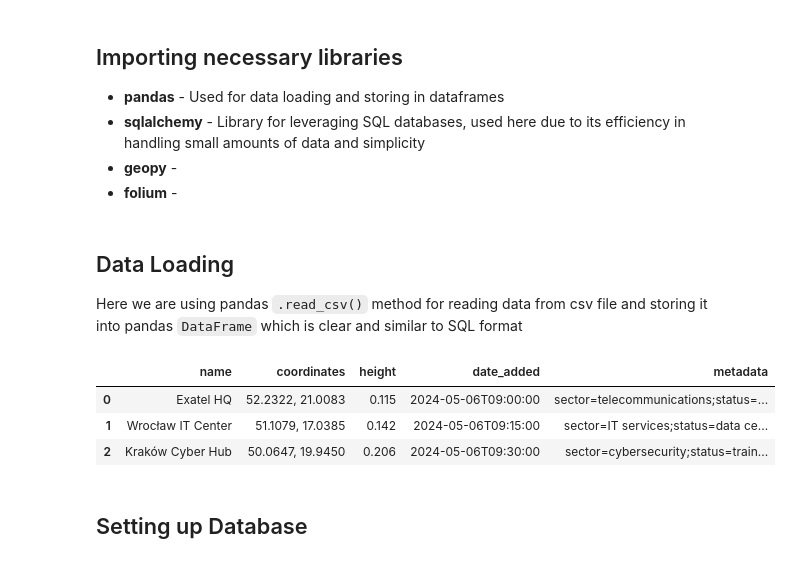
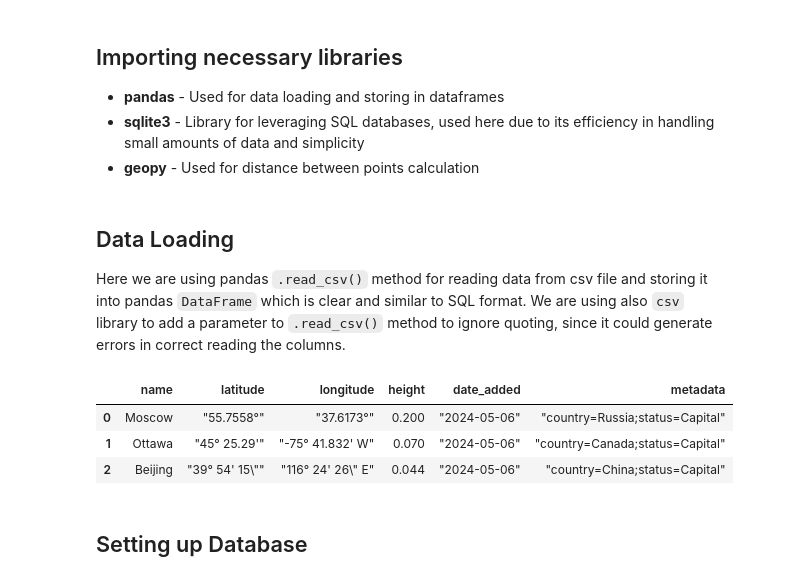
Before and after one commit to mweglowski/geo_circuit_calculation, a Jupyter notebook: main.ipynb, the cells around one changed output. Saved outputs shown, nothing was run; the diff lists cells and outputs as text; code cells hidden in the pictures.

```diff
--- a/main.ipynb
+++ b/main.ipynb
@@ -2,7 +2,6 @@
 ## Importing necessary libraries
 
 - **pandas** - Used for data loading and storing in dataframes
-- **sqlalchemy** - Library for leveraging SQL databases, used here due to its efficiency in handling small amounts of data and simplicity
-- **geopy** -
-- **folium** -
+- **sqlite3** - Library for leveraging SQL databases, used here due to its efficiency in handling small amounts of data and simplicity
+- **geopy** - Used for distance between points calculation
 # %%
@@ -13,18 +15,18 @@ import folium
 # %% [markdown]
 ## Data Loading
 
-Here we are using pandas `.read_csv()` method for reading data from csv file and storing it into pandas `DataFrame` which is clear and similar to SQL format
+Here we are using pandas `.read_csv()` method for reading data from csv file and storing it into pandas `DataFrame` which is clear and similar to SQL format. We are using also `csv` library to add a parameter to `.read_csv()` method to ignore quoting, since it could generate errors in correct reading the columns.
 # %%
 # Reading csv file and loading into DataFrame
-data = pd.read_csv('points.csv')
+data = pd.read_csv('points.csv', quoting=csv.QUOTE_NONE)
 
 # Let's see the loaded data
 data.head(3)
 # %% [output]
-|  | name | coordinates | height | date_added | metadata |
-| 0 | Exatel HQ | 52.2322, 21.0083 | 0.115 | 2024-05-06T09:00:00 | sector=telecommunications;status=... |
-| 1 | Wrocław IT Center | 51.1079, 17.0385 | 0.142 | 2024-05-06T09:15:00 | sector=IT services;status=data ce... |
-| 2 | Kraków Cyber Hub | 50.0647, 19.9450 | 0.206 | 2024-05-06T09:30:00 | sector=cybersecurity;status=train... |
+|  | name | latitude | longitude | height | date_added | metadata |
+| 0 | Moscow | "55.7558°" | "37.6173°" | 0.200 | "2024-05-06" | "country=Russia;status=Capital" |
+| 1 | Ottawa | "45° 25.29'" | "-75° 41.832' W" | 0.070 | "2024-05-06" | "country=Canada;status=Capital" |
+| 2 | Beijing | "39° 54' 15\"" | "116° 24' 26\" E" | 0.044 | "2024-05-06" | "country=China;status=Capital" |
 # %% [markdown]
 ## Setting up Database
 # %%
```
Also changed, not shown: parts of 15 cells of this notebook, 4 other files.
